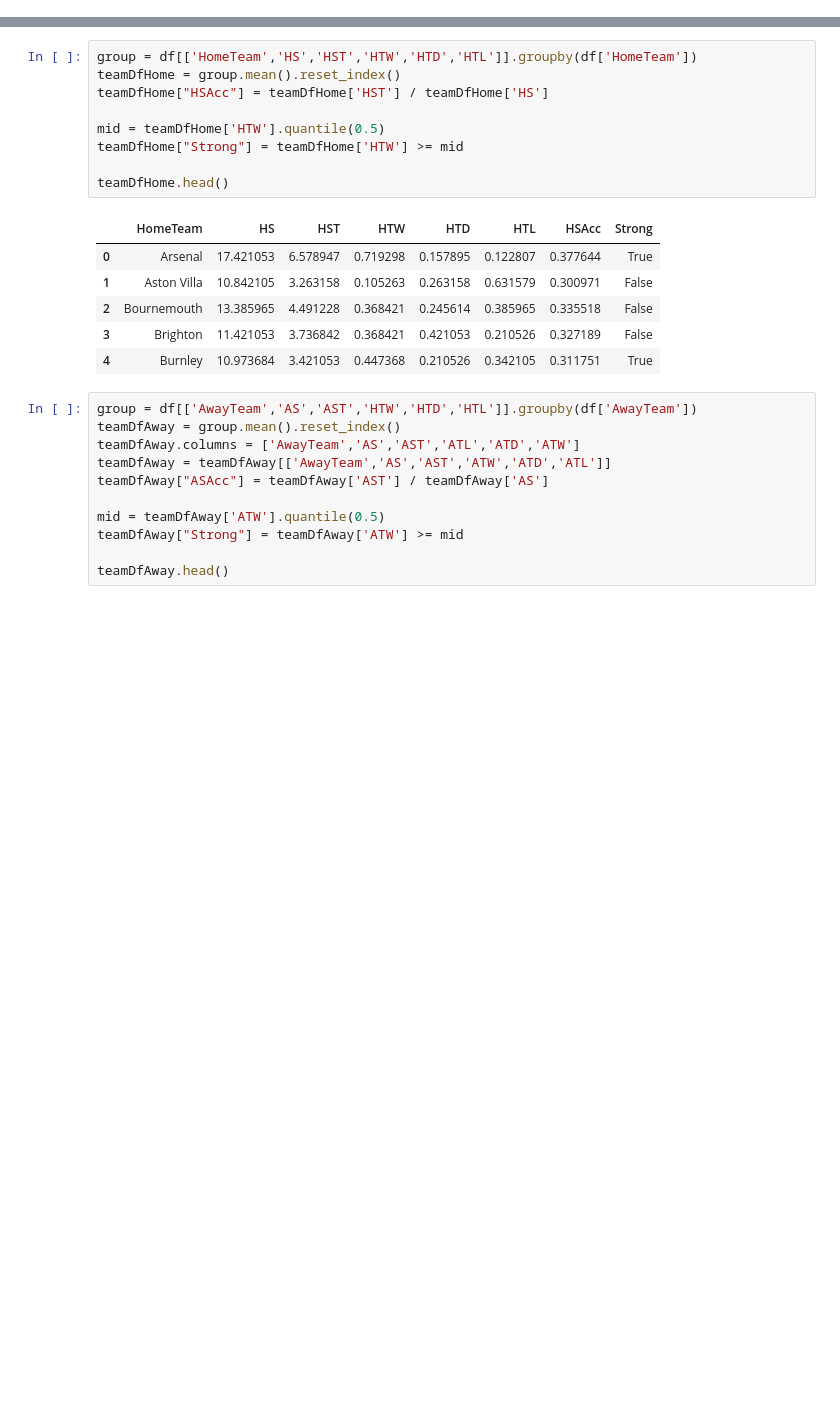
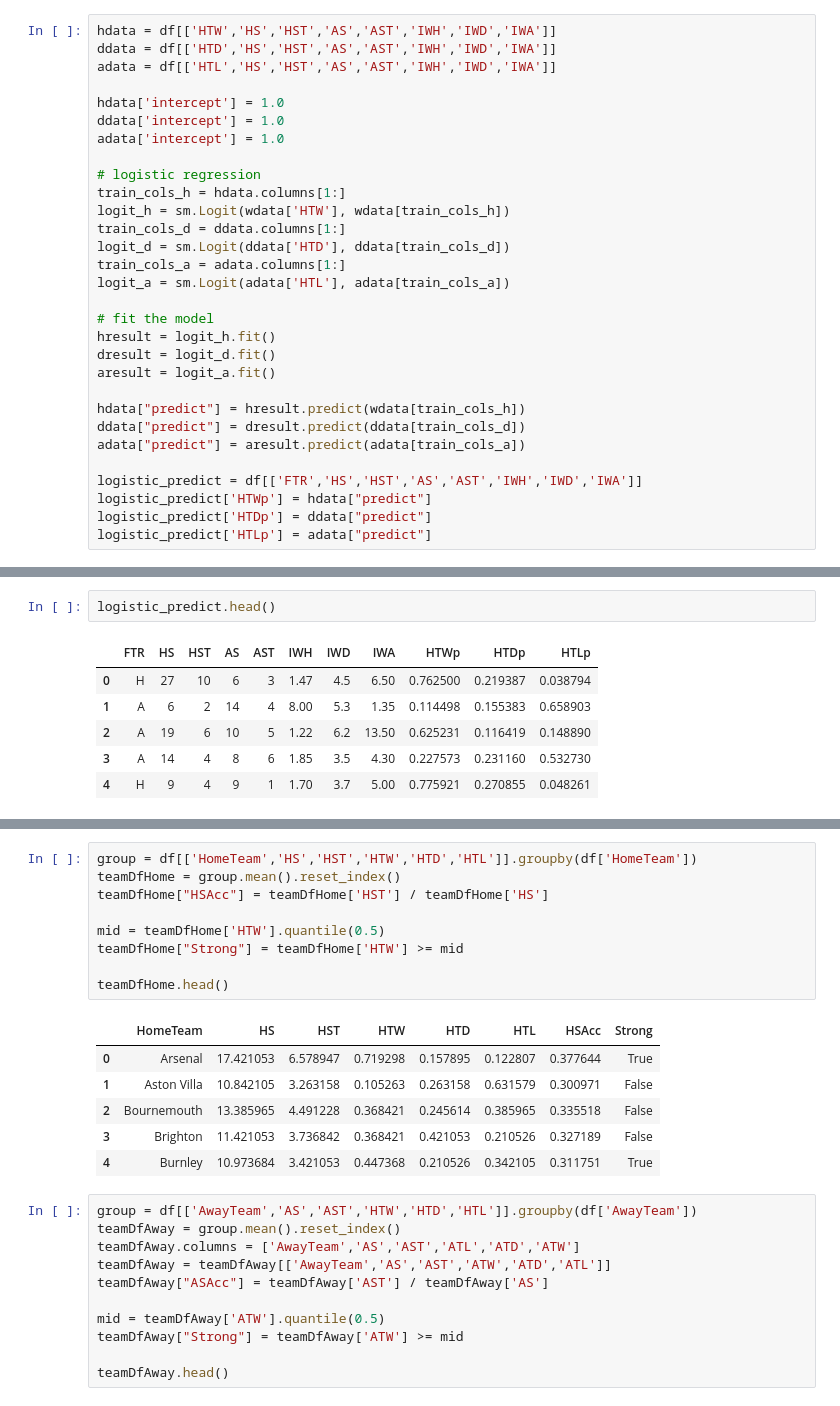
Before and after one commit to sunghoonhong/foot-ball-analysis, a Jupyter notebook: Untitled1.ipynb, the cells around one changed output, grey strips where cells are left out. Drawn from its saved outputs; the diff is of its cells as text; blank space fills up the shorter version.

Commit message:
predict using logistic regression

```diff
--- a/Untitled1.ipynb
+++ b/Untitled1.ipynb
@@ -28,0 +26,30 @@ df.describe()
+# %%
+hdata = df[['HTW','HS','HST','AS','AST','IWH','IWD','IWA']]
+ddata = df[['HTD','HS','HST','AS','AST','IWH','IWD','IWA']]
+adata = df[['HTL','HS','HST','AS','AST','IWH','IWD','IWA']]
+
+hdata['intercept'] = 1.0
+ddata['intercept'] = 1.0
+adata['intercept'] = 1.0
+
+# logistic regression
+train_cols_h = hdata.columns[1:]
+logit_h = sm.Logit(wdata['HTW'], wdata[train_cols_h])
+train_cols_d = ddata.columns[1:]
+logit_d = sm.Logit(ddata['HTD'], ddata[train_cols_d])
+train_cols_a = adata.columns[1:]
+logit_a = sm.Logit(adata['HTL'], adata[train_cols_a])
+
+# fit the model
+hresult = logit_h.fit()
+dresult = logit_d.fit()
+aresult = logit_a.fit()
+
+hdata["predict"] = hresult.predict(wdata[train_cols_h])
+ddata["predict"] = dresult.predict(ddata[train_cols_d])
+adata["predict"] = aresult.predict(adata[train_cols_a])
+
+logistic_predict = df[['FTR','HS','HST','AS','AST','IWH','IWD','IWA']]
+logistic_predict['HTWp'] = hdata["predict"]
+logistic_predict['HTDp'] = ddata["predict"]
+logistic_predict['HTLp'] = adata["predict"]
@@ -28,0 +95,9 @@ df.describe()
+# %%
+logistic_predict.head()
+# %% [output]
+|  | FTR | HS | HST | AS | AST | IWH | IWD | IWA | HTWp | HTDp | HTLp |
+| 0 | H | 27 | 10 | 6 | 3 | 1.47 | 4.5 | 6.50 | 0.762500 | 0.219387 | 0.038794 |
+| 1 | A | 6 | 2 | 14 | 4 | 8.00 | 5.3 | 1.35 | 0.114498 | 0.155383 | 0.658903 |
+| 2 | A | 19 | 6 | 10 | 5 | 1.22 | 6.2 | 13.50 | 0.625231 | 0.116419 | 0.148890 |
+| 3 | A | 14 | 4 | 8 | 6 | 1.85 | 3.5 | 4.30 | 0.227573 | 0.231160 | 0.532730 |
+| 4 | H | 9 | 4 | 9 | 1 | 1.70 | 3.7 | 5.00 | 0.775921 | 0.270855 | 0.048261 |
```
Also changed, not shown: parts of 7 cells of this notebook.
